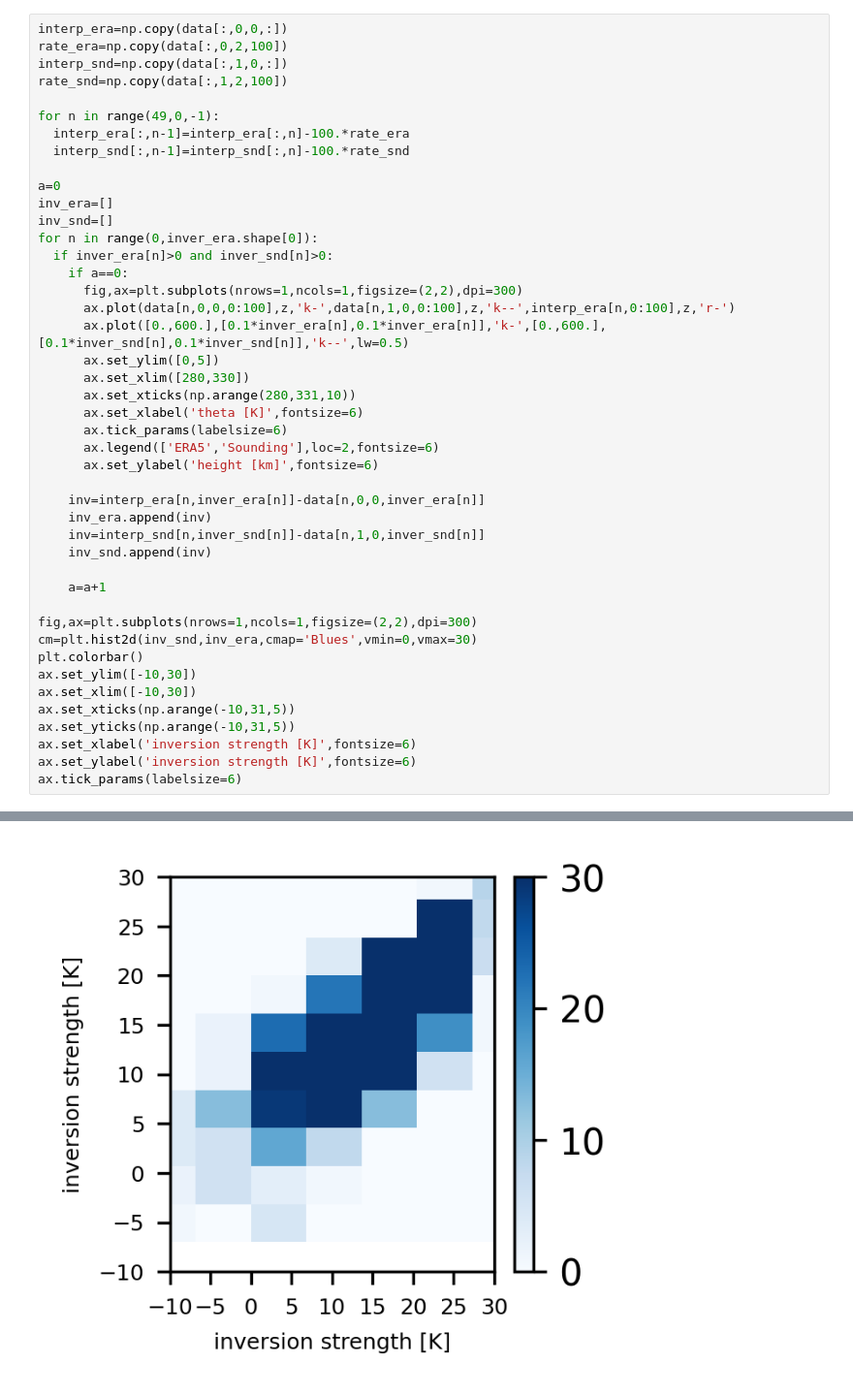
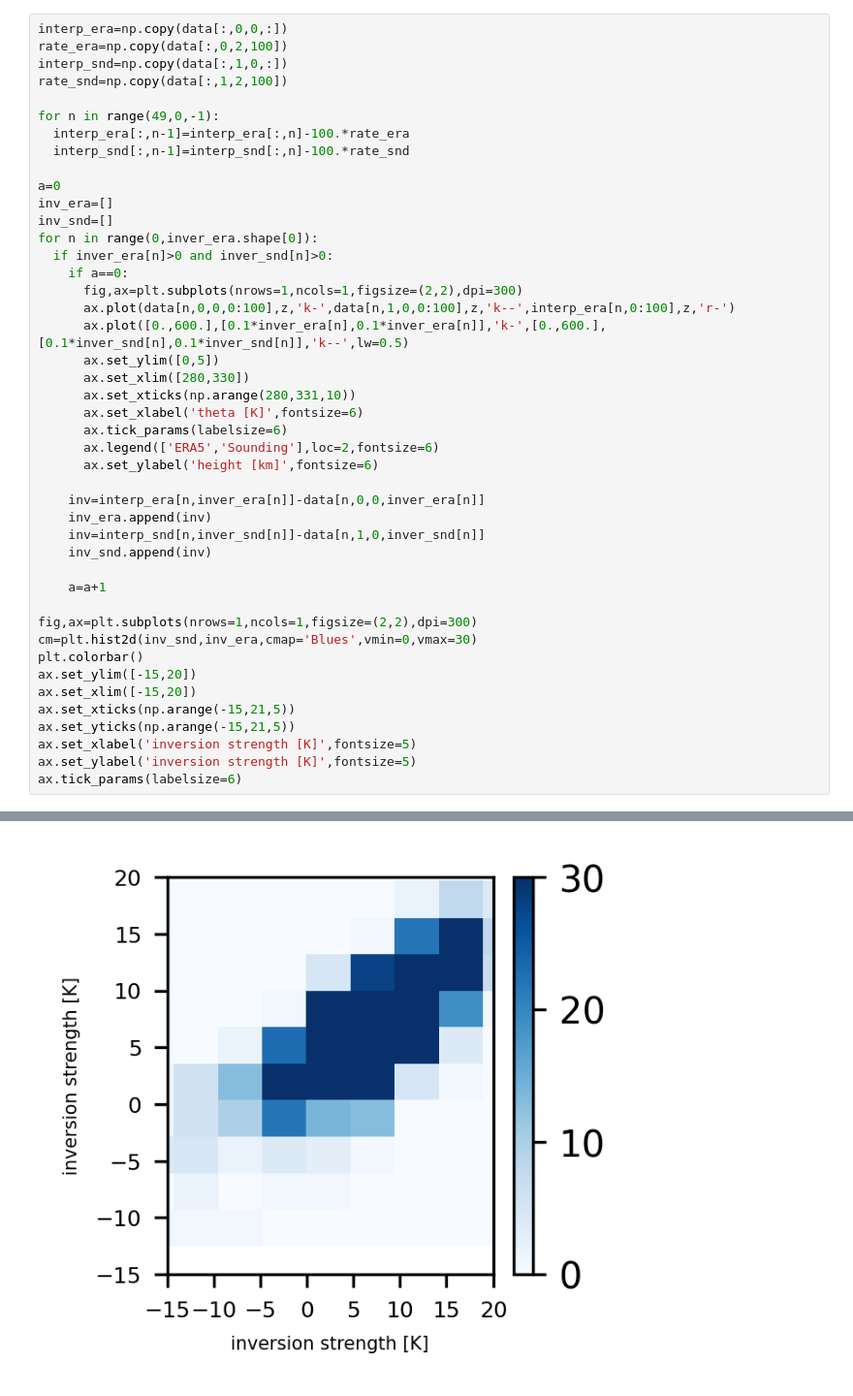
Before and after one commit to HuangJin-De/Machine-Learning-in-Atmospheric-Thermodynamics, a Jupyter notebook: hw04/hw04.ipynb, the cells around one changed output, grey strips where cells are left out. Shown at 97% size. Saved outputs shown, nothing was run; the diff lists cells and outputs as text.

```diff
--- a/hw04/hw04.ipynb
+++ b/hw04/hw04.ipynb
@@ -294,11 +294,11 @@ for n in range(0,inver_era.shape[0]):
 fig,ax=plt.subplots(nrows=1,ncols=1,figsize=(2,2),dpi=300)
 cm=plt.hist2d(inv_snd,inv_era,cmap='Blues',vmin=0,vmax=30)
 plt.colorbar()
-ax.set_ylim([-10,30])
-ax.set_xlim([-10,30])
-ax.set_xticks(np.arange(-10,31,5))
-ax.set_yticks(np.arange(-10,31,5))
-ax.set_xlabel('inversion strength [K]',fontsize=6)
-ax.set_ylabel('inversion strength [K]',fontsize=6)
+ax.set_ylim([-15,20])
+ax.set_xlim([-15,20])
+ax.set_xticks(np.arange(-15,21,5))
+ax.set_yticks(np.arange(-15,21,5))
+ax.set_xlabel('inversion strength [K]',fontsize=5)
+ax.set_ylabel('inversion strength [K]',fontsize=5)
 ax.tick_params(labelsize=6)
 # %% [output]
@@ -306 +306 @@ ax.tick_params(labelsize=6)
-[figure, old version]
+[figure, new version]
```
Also changed, not shown: parts of 7 cells of this notebook.
